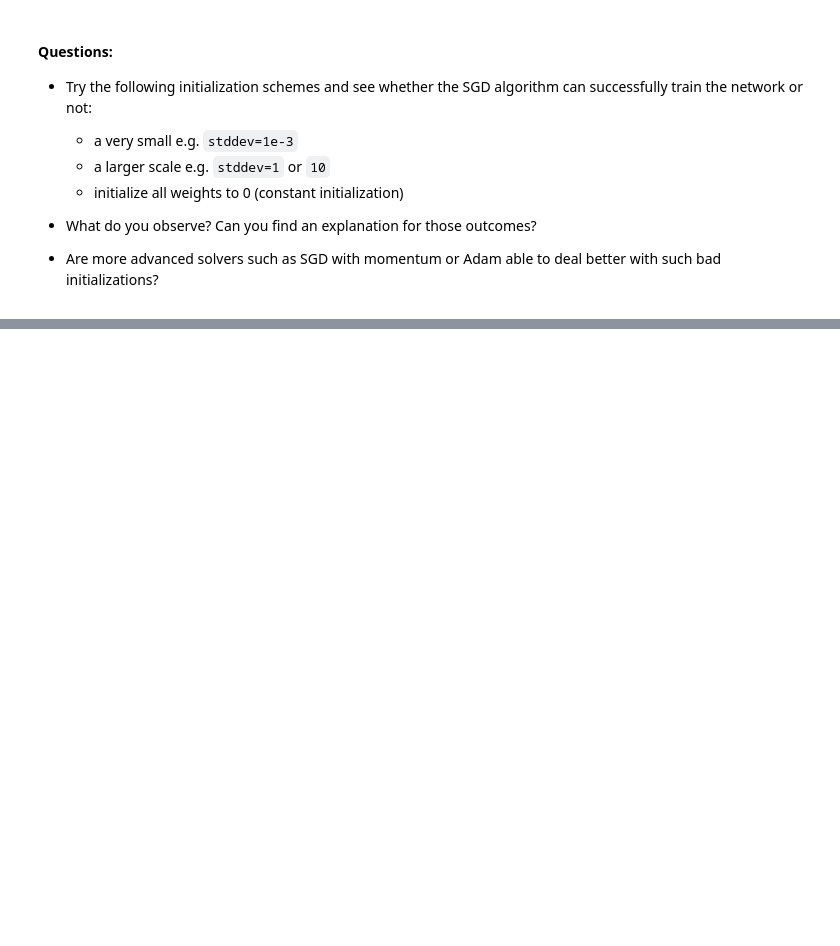
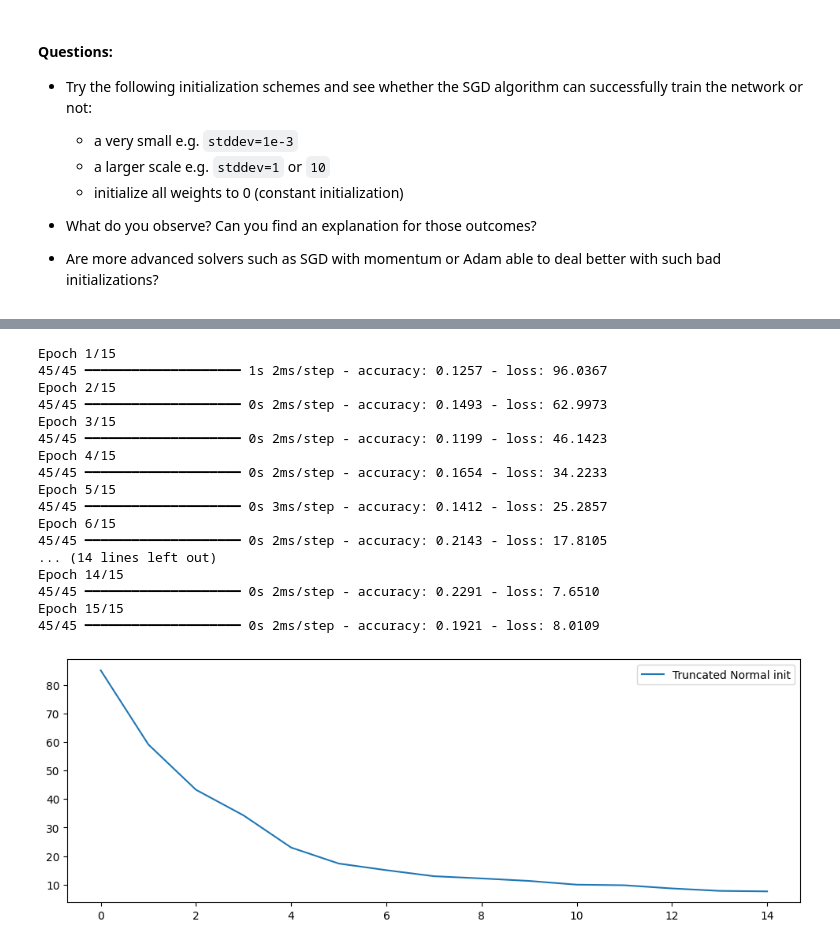
Before and after one commit to joeypohie/deep_learning, a Jupyter notebook: 01_materials/labs/lab_1.ipynb, the cells around one changed output, grey strips where cells are left out. Cells and saved outputs as stored; diff of their text form; code cells hidden in the pictures; blank space fills up the shorter version.

```diff
--- a/01_materials/labs/lab_1.ipynb
+++ b/01_materials/labs/lab_1.ipynb
@@ -700,0 +743,21 @@ model.layers[0].weights
+# %%
+initialization(10)
+# %% [output]
+Epoch 1/15
+45/45 ━━━━━━━━━━━━━━━━━━━━ 1s 2ms/step - accuracy: 0.1257 - loss: 96.0367
+Epoch 2/15
+45/45 ━━━━━━━━━━━━━━━━━━━━ 0s 2ms/step - accuracy: 0.1493 - loss: 62.9973
+Epoch 3/15
+45/45 ━━━━━━━━━━━━━━━━━━━━ 0s 2ms/step - accuracy: 0.1199 - loss: 46.1423
+Epoch 4/15
+45/45 ━━━━━━━━━━━━━━━━━━━━ 0s 2ms/step - accuracy: 0.1654 - loss: 34.2233
+Epoch 5/15
+45/45 ━━━━━━━━━━━━━━━━━━━━ 0s 3ms/step - accuracy: 0.1412 - loss: 25.2857
+Epoch 6/15
+45/45 ━━━━━━━━━━━━━━━━━━━━ 0s 2ms/step - accuracy: 0.2143 - loss: 17.8105
+... (14 lines left out)
+Epoch 14/15
+45/45 ━━━━━━━━━━━━━━━━━━━━ 0s 2ms/step - accuracy: 0.2291 - loss: 7.6510
+Epoch 15/15
+45/45 ━━━━━━━━━━━━━━━━━━━━ 0s 2ms/step - accuracy: 0.1921 - loss: 8.0109
+[figure, added]
```
Also changed, not shown: parts of 7 cells of this notebook.
